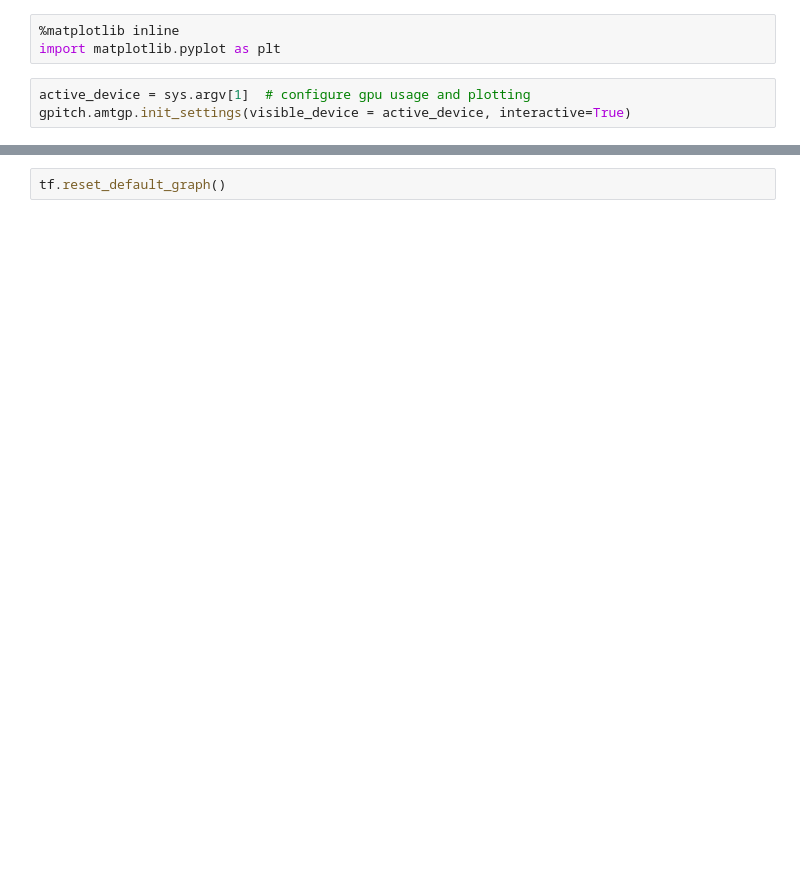
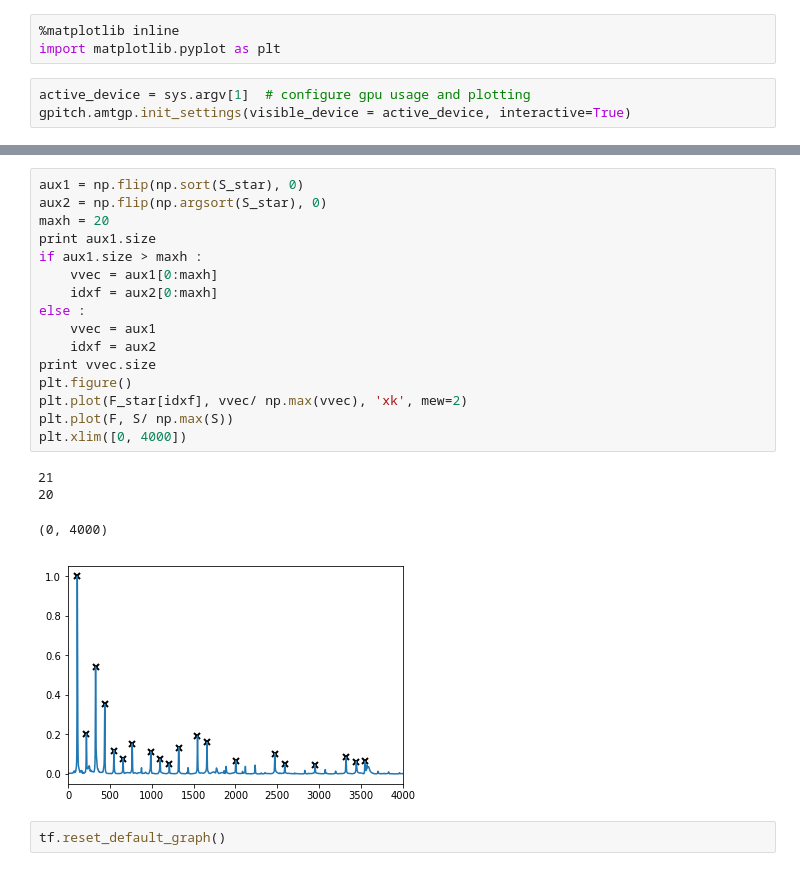
Before and after one commit to PabloAlvarado/gpitch, a Jupyter notebook: scripts/demos/notebooks/svi/demo_learn_all_88.ipynb, the cells around one changed output, grey strips where cells are left out. Cells and saved outputs as stored; diff of their text form; blank space fills up the shorter version.

```diff
--- a/scripts/demos/notebooks/svi/demo_learn_all_88.ipynb
+++ b/scripts/demos/notebooks/svi/demo_learn_all_88.ipynb
@@ -57,2 +81,23 @@ for i in range(Np):
+# %%
+aux1 = np.flip(np.sort(S_star), 0)
+aux2 = np.flip(np.argsort(S_star), 0)
+maxh = 20
+print aux1.size
+if aux1.size > maxh :
+    vvec = aux1[0:maxh]
+    idxf = aux2[0:maxh]
+else :
+    vvec = aux1
+    idxf = aux2
+print vvec.size
+plt.figure()
+plt.plot(F_star[idxf], vvec/ np.max(vvec), 'xk', mew=2)
+plt.plot(F, S/ np.max(S))
+plt.xlim([0, 4000])
+# %% [output]
+21
+20
+(0, 4000)
+[figure, added]
 # %%
 tf.reset_default_graph()
```
Also changed, not shown: parts of 5 cells of this notebook, 2 other files.
